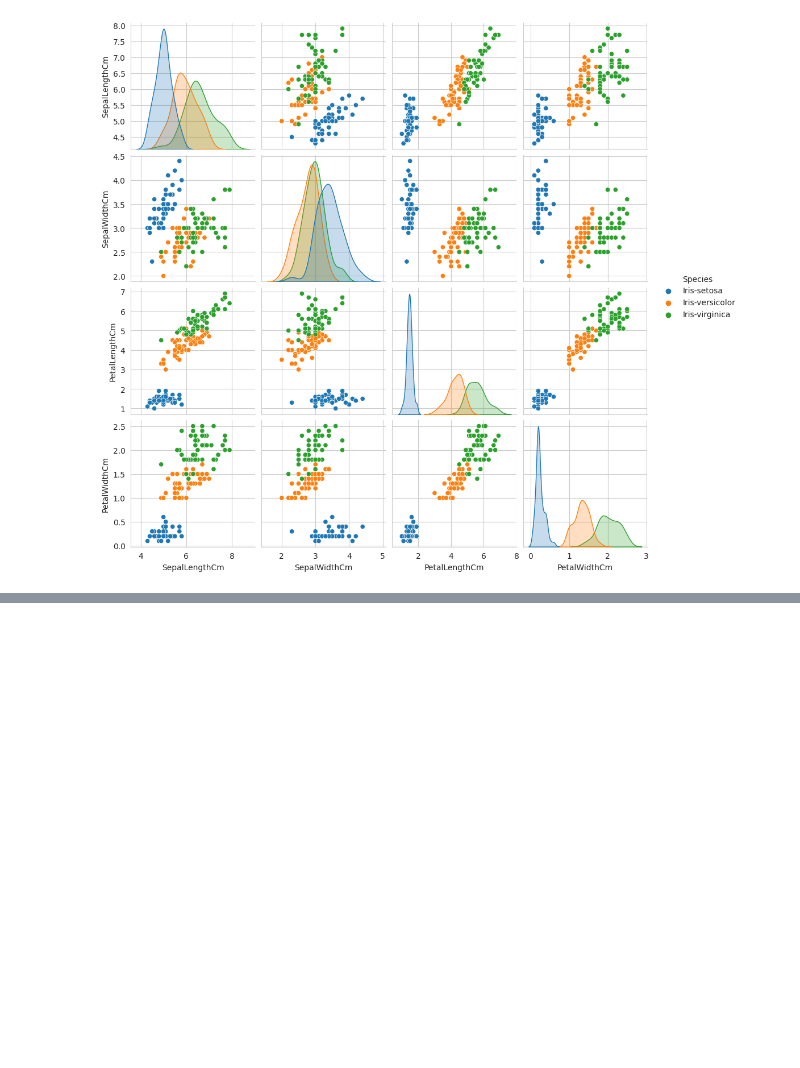
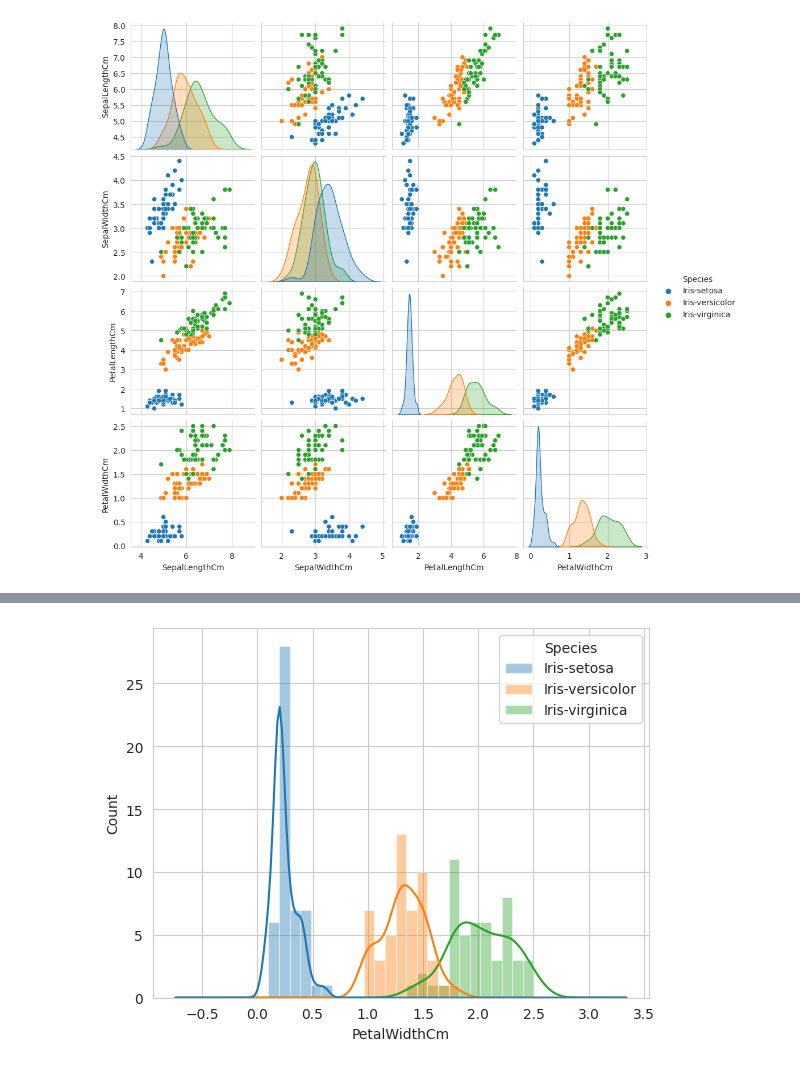
Before and after one commit to Yug-Oswal/DS, a Jupyter notebook: EDA(iris).ipynb, the cells around one changed output, grey strips where cells are left out. Saved outputs shown, nothing was run; the diff lists cells and outputs as text; code cells hidden in the pictures; blank space fills up the shorter version.

```diff
--- a/EDA(iris).ipynb
+++ b/EDA(iris).ipynb
@@ -126,0 +174,9 @@ plt.show()
+# %%
+# Generating PDFs for all the remaining features
+
+# First, for Petal Width; with increased bins
+sns.set_style("whitegrid")
+sns.histplot(iris, x = 'PetalWidthCm', kde = True, kde_kws = dict(cut = 3), hue = 'Species', bins = 25, alpha = .4, edgecolor = (1, 1, 1, .4))
+plt.show()
+# %% [output]
+[figure, added]
```
Also changed, not shown: parts of 17 cells of this notebook.
